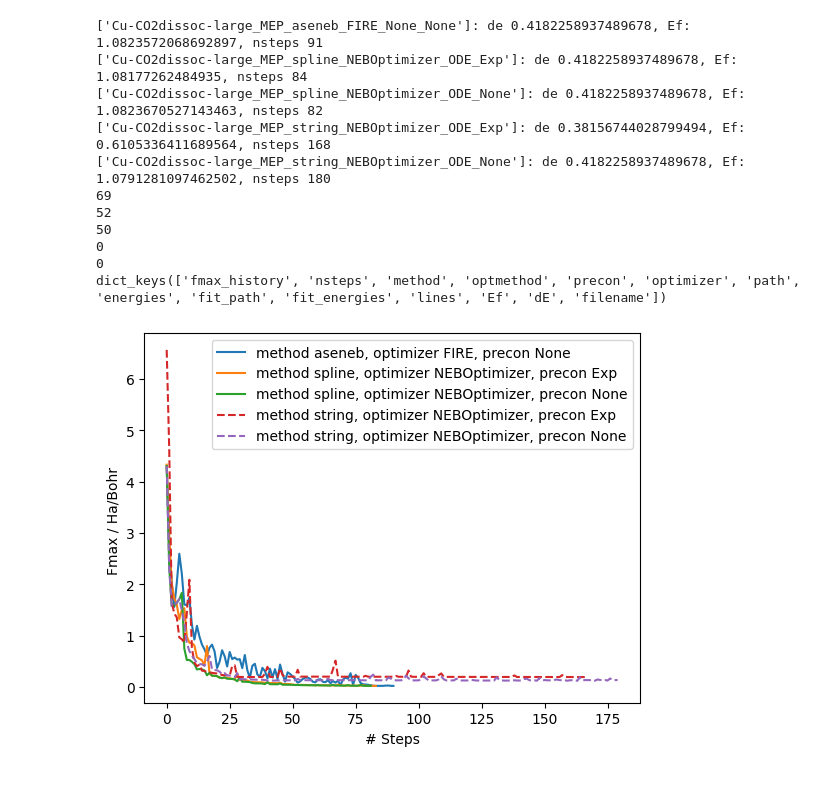
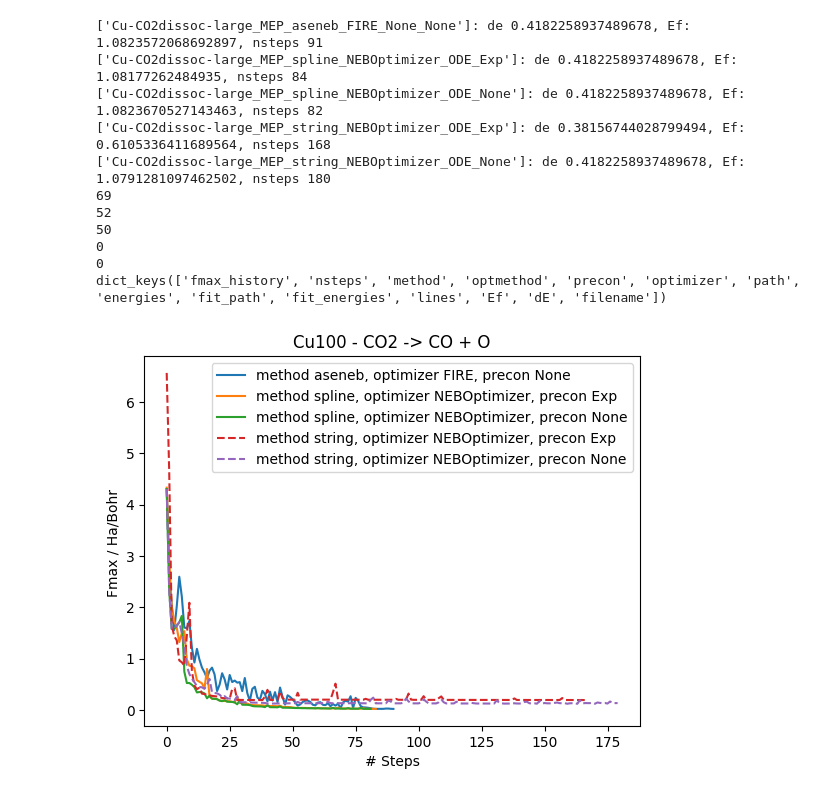
Before and after one commit to GabrielBram/MACE_ASE-NEB_tests, a Jupyter notebook: Testanalysis.ipynb, the cells around one changed output. Drawn from its saved outputs; the diff is of its cells as text; code cells hidden in the pictures.

```diff
--- a/Testanalysis.ipynb
+++ b/Testanalysis.ipynb
@@ -93,35 +95,36 @@ for data_dir in directories:
 fig, ax = plt.subplots()
 
 for data_dict in data_list:
     if data_dict['fmax_history'][-1] > 0.02:
         ax.plot(data_dict['fmax_history'], label=f"method {data_dict['method']}, optimizer {data_dict['optimizer']}, precon {data_dict['precon']}", linestyle='--')
     else:
         ax.plot(data_dict['fmax_history'], label=f"method {data_dict['method']}, optimizer {data_dict['optimizer']}, precon {data_dict['precon']}")
     print(f"{data_dict['filename']}: de {data_dict['dE']}, Ef: {data_dict['Ef']}, nsteps {data_dict['nsteps']}")
 
 for data_dict in data_list:
     print(np.argmax(np.array(data_dict['fmax_history'])<0.04))
 
 print(data_list[0].keys())
 ax.legend()
+ax.set_title('Cu100 - CO2 -> CO + O')
 ax.set_xlabel("# Steps")
 ax.set_ylabel('Fmax / Ha/Bohr ')
 
-
+plt.savefig('Cu100_CO2_dissoc_NEB-comparison.png')
 plt.show()
 # %% [output]
 ['Cu-CO2dissoc-large_MEP_aseneb_FIRE_None_None']: de 0.4182258937489678, Ef: 1.0823572068692897, nsteps 91
 ['Cu-CO2dissoc-large_MEP_spline_NEBOptimizer_ODE_Exp']: de 0.4182258937489678, Ef: 1.08177262484935, nsteps 84
 ['Cu-CO2dissoc-large_MEP_spline_NEBOptimizer_ODE_None']: de 0.4182258937489678, Ef: 1.0823670527143463, nsteps 82
 ['Cu-CO2dissoc-large_MEP_string_NEBOptimizer_ODE_Exp']: de 0.38156744028799494, Ef: 0.6105336411689564, nsteps 168
 ['Cu-CO2dissoc-large_MEP_string_NEBOptimizer_ODE_None']: de 0.4182258937489678, Ef: 1.0791281097462502, nsteps 180
 69
 52
 50
 0
 0
 dict_keys(['fmax_history', 'nsteps', 'method', 'optmethod', 'precon', 'optimizer', 'path', 'energies', 'fit_path', 'fit_energies', 'lines', 'Ef', 'dE', 'filename'])
-[figure, old version]
+[figure, new version]
 # %%
 import json
 import os
```
Also changed, not shown: parts of 2 cells of this notebook.
